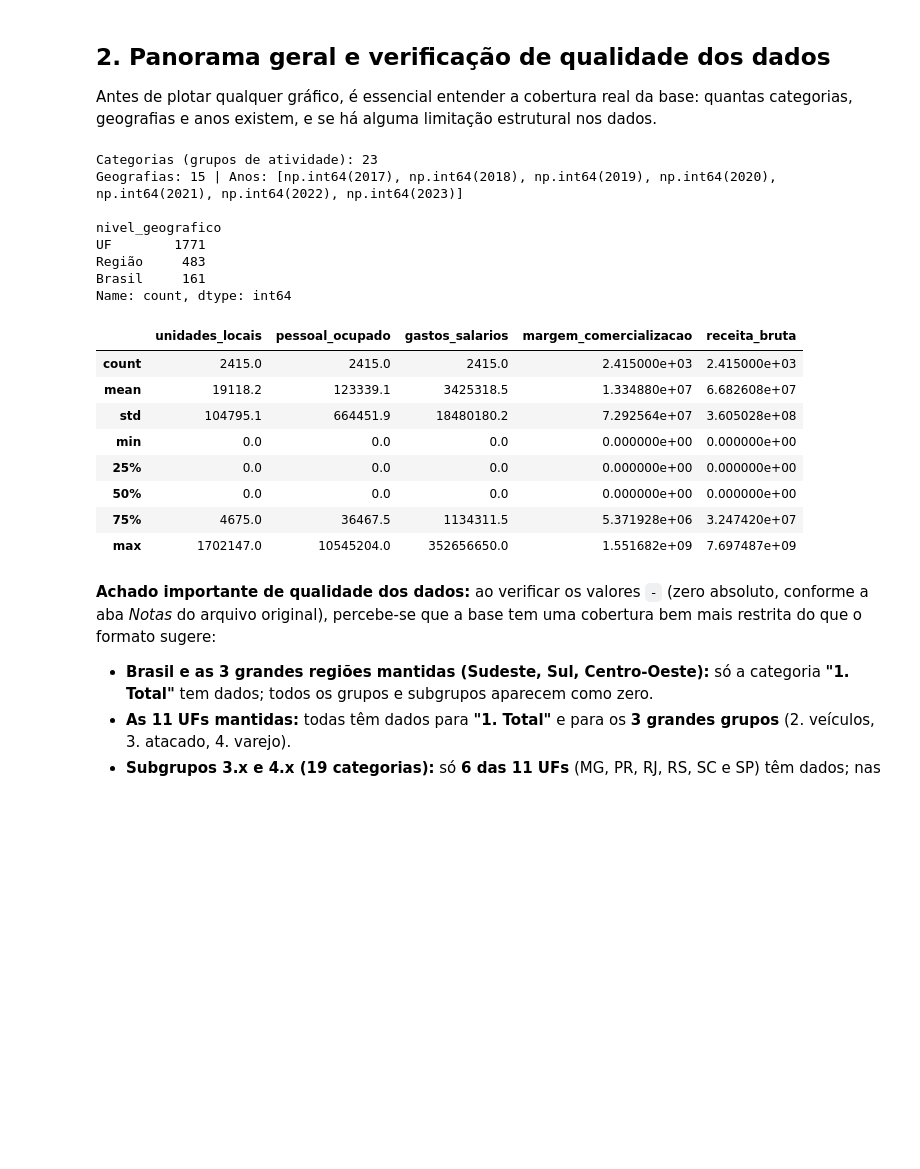
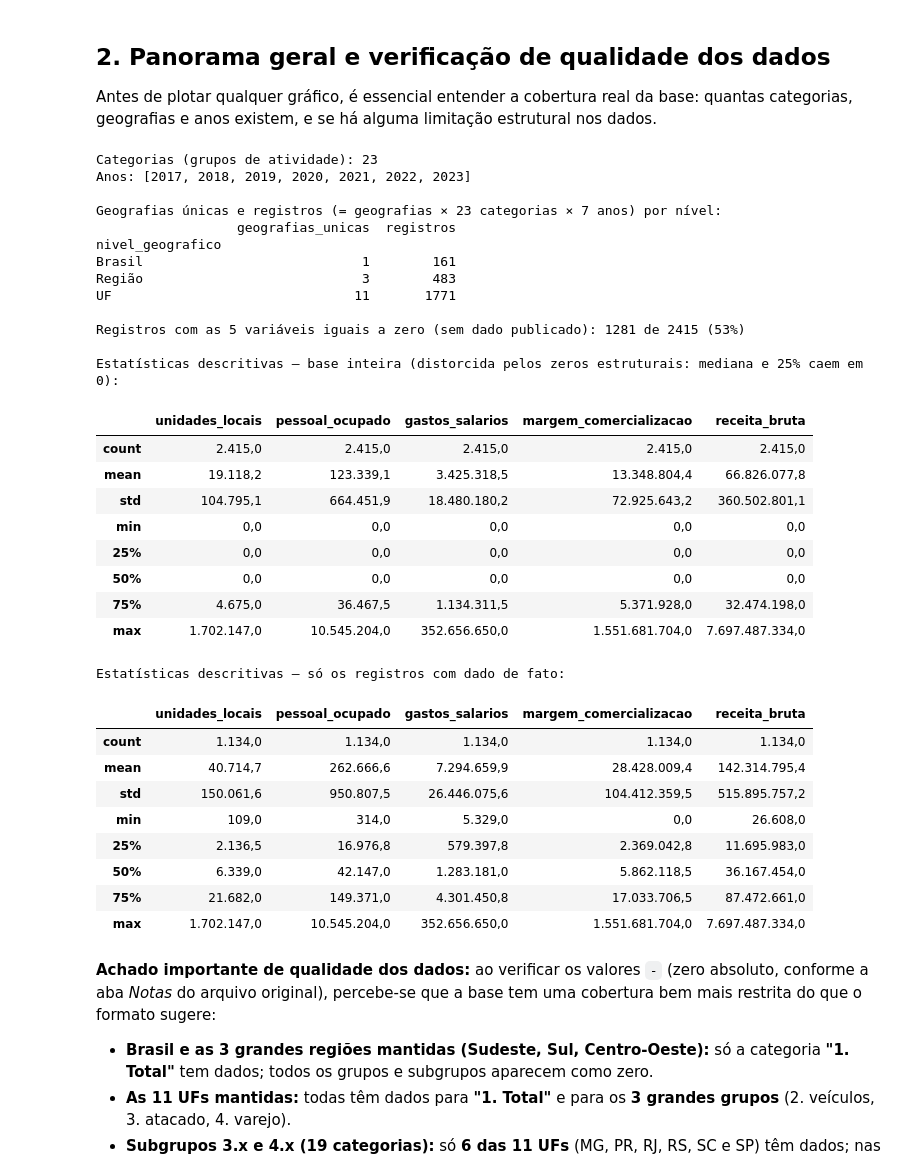
Before and after one commit to NicolasSimoes/cienciasdedados, a Jupyter notebook: cienciadados/Analise_Descritiva_Tabela1407.ipynb, the cells around one changed output. Saved outputs shown, nothing was run; the diff lists cells and outputs as text; code cells hidden in the pictures; blank space fills up the shorter version.

```diff
--- a/cienciadados/Analise_Descritiva_Tabela1407.ipynb
+++ b/cienciadados/Analise_Descritiva_Tabela1407.ipynb
@@ -62,6 +62,7 @@ sns.set_style("whitegrid")
 plt.rcParams["figure.dpi"] = 110
 pd.set_option("display.max_columns", 20)
 pd.set_option("display.width", 140)
+pd.set_option("display.float_format", lambda x: f"{x:,.1f}".replace(",", "_").replace(".", ",").replace("_", "."))  # padrão BR, sem notação científica
 
 # Caminho do arquivo bruto baixado do SIDRA (ajuste se necessário)
 DATA_PATH = "tabela1407.xlsx"
@@ -215,30 +216,59 @@ Região Sul             3
 
 Antes de plotar qualquer gráfico, é essencial entender a cobertura real da base: quantas categorias, geografias e anos existem, e se há alguma limitação estrutural nos dados.
 # %%
+variaveis = ['unidades_locais', 'pessoal_ocupado', 'gastos_salarios', 'margem_comercializacao', 'receita_bruta']
+
 print("Categorias (grupos de atividade):", df['categoria'].nunique())
-print("Geografias:", df['geografia'].nunique(), "| Anos:", sorted(df['ano'].unique()))
+print("Anos:", sorted(int(a) for a in df['ano'].unique()))
 print()
-print(df['nivel_geografico'].value_counts())
-print()
-df[['unidades_locais', 'pessoal_ocupado', 'gastos_salarios', 'margem_comercializacao', 'receita_bruta']].describe().round(1)
+resumo_nivel = (
+    df.groupby('nivel_geografico')
+    .agg(geografias_unicas=('geografia', 'nunique'), registros=('geografia', 'size'))
+    .reindex(['Brasil', 'Região', 'UF'])
+)
+print("Geografias únicas e registros (= geografias × 23 categorias × 7 anos) por nível:")
+print(resumo_nivel.to_string())
+
+sem_dado = (df[variaveis] == 0).all(axis=1)
+print(f"\nRegistros com as 5 variáveis iguais a zero (sem dado publicado): {int(sem_dado.sum())} de {len(df)} ({sem_dado.mean():.0%})")
+
+print("\nEstatísticas descritivas — base inteira (distorcida pelos zeros estruturais: mediana e 25% caem em 0):")
+display(df[variaveis].describe().round(1))
+print("Estatísticas descritivas — só os registros com dado de fato:")
+df.loc[~sem_dado, variaveis].describe().round(1)
 # %% [output]
 Categorias (grupos de atividade): 23
-Geografias: 15 | Anos: [np.int64(2017), np.int64(2018), np.int64(2019), np.int64(2020), np.int64(2021), np.int64(2022), np.int64(2023)]
+Anos: [2017, 2018, 2019, 2020, 2021, 2022, 2023]
 
+Geografias únicas e registros (= geografias × 23 categorias × 7 anos) por nível:
+                  geografias_unicas  registros
 nivel_geografico
-UF        1771
-Região     483
-Brasil     161
-Name: count, dtype: int64
+Brasil                            1        161
+Região                            3        483
+UF                               11       1771
+
+Registros com as 5 variáveis iguais a zero (sem dado publicado): 1281 de 2415 (53%)
+
+Estatísticas descritivas — base inteira (distorcida pelos zeros estruturais: mediana e 25% caem em 0):
 |  | unidades_locais | pessoal_ocupado | gastos_salarios | margem_comercializacao | receita_bruta |
-| count | 2415.0 | 2415.0 | 2415.0 | 2.415000e+03 | 2.415000e+03 |
-| mean | 19118.2 | 123339.1 | 3425318.5 | 1.334880e+07 | 6.682608e+07 |
-| std | 104795.1 | 664451.9 | 18480180.2 | 7.292564e+07 | 3.605028e+08 |
-| min | 0.0 | 0.0 | 0.0 | 0.000000e+00 | 0.000000e+00 |
-| 25% | 0.0 | 0.0 | 0.0 | 0.000000e+00 | 0.000000e+00 |
-| 50% | 0.0 | 0.0 | 0.0 | 0.000000e+00 | 0.000000e+00 |
-| 75% | 4675.0 | 36467.5 | 1134311.5 | 5.371928e+06 | 3.247420e+07 |
-| max | 1702147.0 | 10545204.0 | 352656650.0 | 1.551682e+09 | 7.697487e+09 |
+| count | 2.415,0 | 2.415,0 | 2.415,0 | 2.415,0 | 2.415,0 |
+| mean | 19.118,2 | 123.339,1 | 3.425.318,5 | 13.348.804,4 | 66.826.077,8 |
+| std | 104.795,1 | 664.451,9 | 18.480.180,2 | 72.925.643,2 | 360.502.801,1 |
+| min | 0,0 | 0,0 | 0,0 | 0,0 | 0,0 |
+| 25% | 0,0 | 0,0 | 0,0 | 0,0 | 0,0 |
+| 50% | 0,0 | 0,0 | 0,0 | 0,0 | 0,0 |
+| 75% | 4.675,0 | 36.467,5 | 1.134.311,5 | 5.371.928,0 | 32.474.198,0 |
+| max | 1.702.147,0 | 10.545.204,0 | 352.656.650,0 | 1.551.681.704,0 | 7.697.487.334,0 |
+Estatísticas descritivas — só os registros com dado de fato:
+|  | unidades_locais | pessoal_ocupado | gastos_salarios | margem_comercializacao | receita_bruta |
+| count | 1.134,0 | 1.134,0 | 1.134,0 | 1.134,0 | 1.134,0 |
+| mean | 40.714,7 | 262.666,6 | 7.294.659,9 | 28.428.009,4 | 142.314.795,4 |
+| std | 150.061,6 | 950.807,5 | 26.446.075,6 | 104.412.359,5 | 515.895.757,2 |
+| min | 109,0 | 314,0 | 5.329,0 | 0,0 | 26.608,0 |
+| 25% | 2.136,5 | 16.976,8 | 579.397,8 | 2.369.042,8 | 11.695.983,0 |
+| 50% | 6.339,0 | 42.147,0 | 1.283.181,0 | 5.862.118,5 | 36.167.454,0 |
+| 75% | 21.682,0 | 149.371,0 | 4.301.450,8 | 17.033.706,5 | 87.472.661,0 |
+| max | 1.702.147,0 | 10.545.204,0 | 352.656.650,0 | 1.551.681.704,0 | 7.697.487.334,0 |
 # %% [markdown]
 **Achado importante de qualidade dos dados:** ao verificar os valores `-` (zero absoluto, conforme a aba *Notas* do arquivo original), percebe-se que a base tem uma cobertura bem mais restrita do que o formato sugere:
 
```
Also changed, not shown: parts of 12 cells of this notebook, 2 other files.
